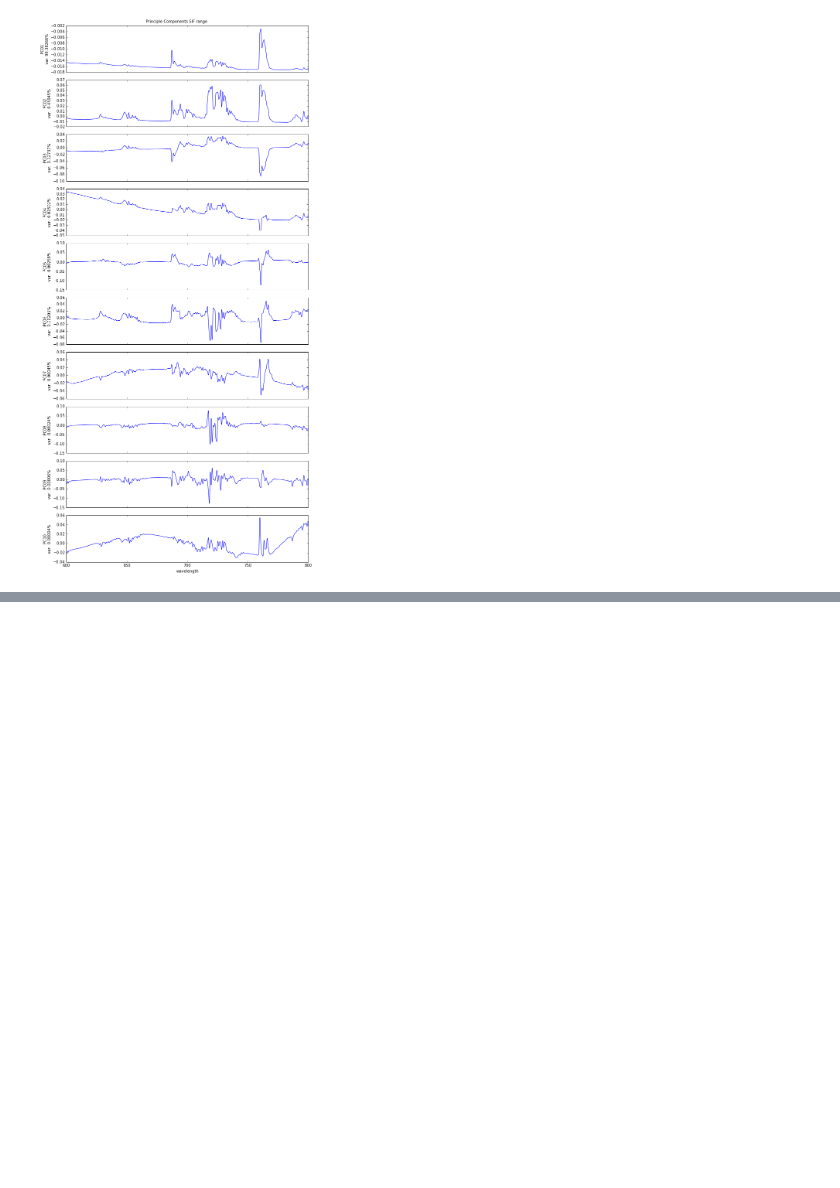
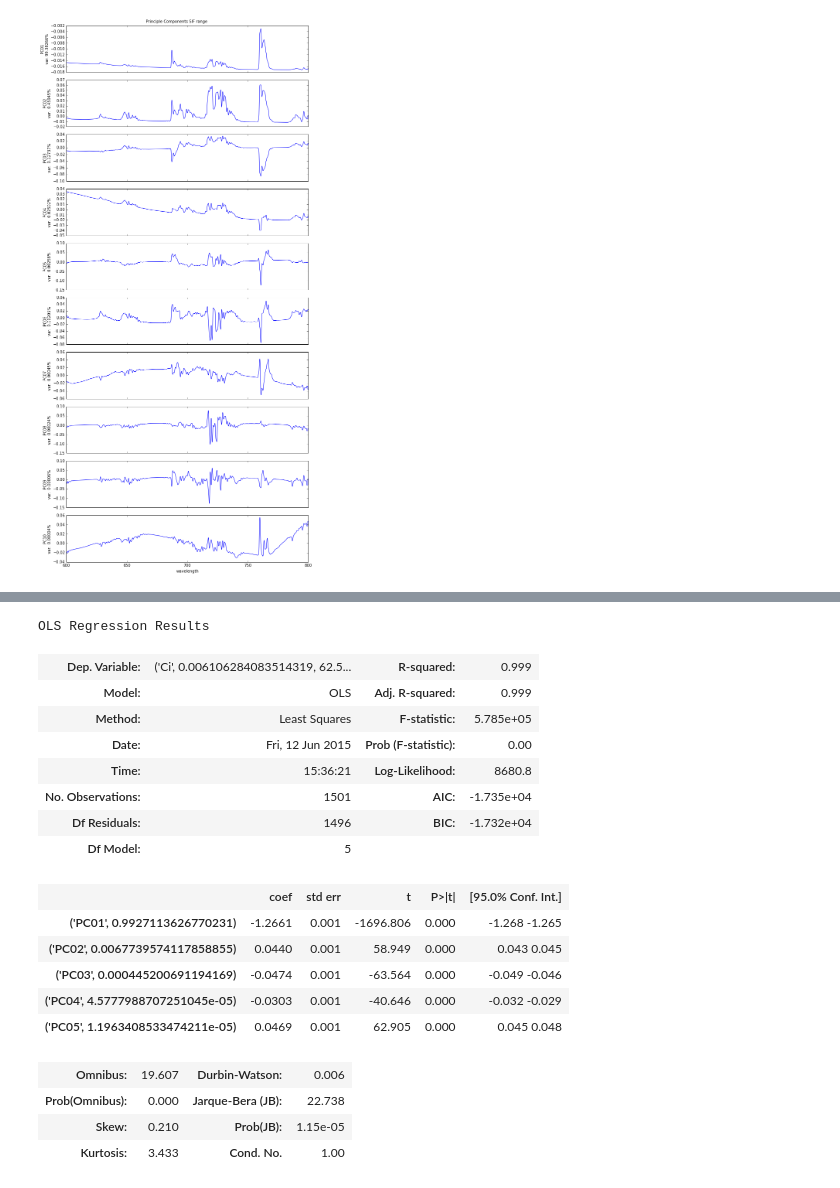
Before and after one commit to malapradej/Fluorescence_PhD, a Jupyter notebook: DASF/DASF_WB1_Clouds.ipynb, the cells around one changed output, grey strips where cells are left out. Saved outputs shown, nothing was run; the diff lists cells and outputs as text; code cells hidden in the pictures; blank space fills up the shorter version.

```diff
--- a/DASF/DASF_WB1_Clouds.ipynb
+++ b/DASF/DASF_WB1_Clouds.ipynb
@@ -708,0 +1034,22 @@ plt.tight_layout()
+# %%
+results.summary()
+# %% [output]
+OLS Regression Results
+| Dep. Variable: | ('Ci', 0.006106284083514319, 62.5... | R-squared: | 0.999 |
+| Model: | OLS | Adj. R-squared: | 0.999 |
+| Method: | Least Squares | F-statistic: | 5.785e+05 |
+| Date: | Fri, 12 Jun 2015 | Prob (F-statistic): | 0.00 |
+| Time: | 15:36:21 | Log-Likelihood: | 8680.8 |
+| No. Observations: | 1501 | AIC: | -1.735e+04 |
+| Df Residuals: | 1496 | BIC: | -1.732e+04 |
+| Df Model: | 5 |  |  |
+|  | coef | std err | t | P>|t| | [95.0% Conf. Int.] |
+| ('PC01', 0.9927113626770231) | -1.2661 | 0.001 | -1696.806 | 0.000 | -1.268 -1.265 |
+| ('PC02', 0.0067739574117858855) | 0.0440 | 0.001 | 58.949 | 0.000 | 0.043 0.045 |
+| ('PC03', 0.000445200691194169) | -0.0474 | 0.001 | -63.564 | 0.000 | -0.049 -0.046 |
+| ('PC04', 4.5777988707251045e-05) | -0.0303 | 0.001 | -40.646 | 0.000 | -0.032 -0.029 |
+| ('PC05', 1.1963408533474211e-05) | 0.0469 | 0.001 | 62.905 | 0.000 | 0.045 0.048 |
+| Omnibus: | 19.607 | Durbin-Watson: | 0.006 |
+| Prob(Omnibus): | 0.000 | Jarque-Bera (JB): | 22.738 |
+| Skew: | 0.210 | Prob(JB): | 1.15e-05 |
+| Kurtosis: | 3.433 | Cond. No. | 1.00 |
```
Also changed, not shown: parts of 16 cells of this notebook.
